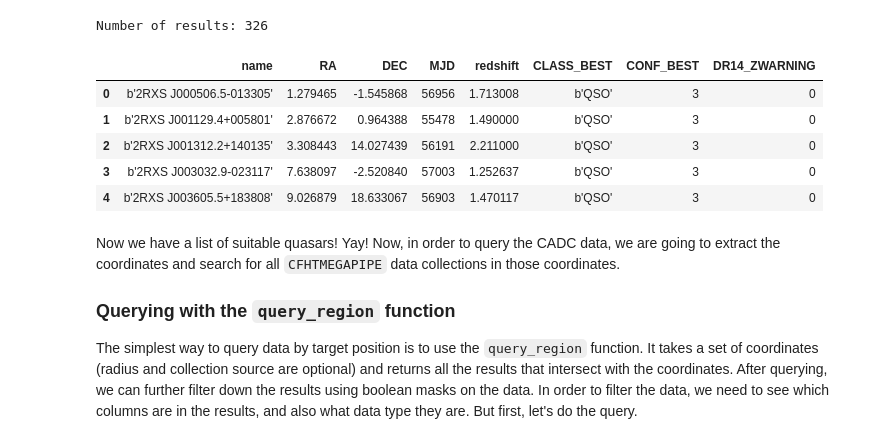
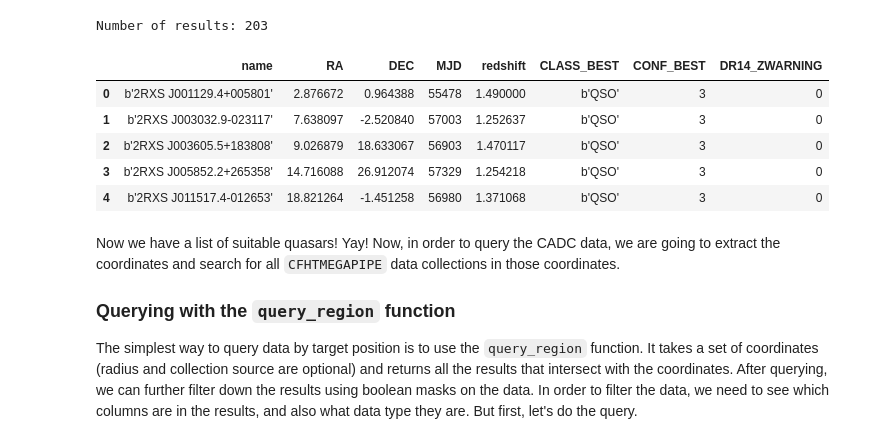
Before and after one commit to ellieb/astroquery_tutorial, a Jupyter notebook: astroquery_example_quasars.ipynb, the cells around one changed output. Cells and saved outputs as stored; diff of their text form; code cells hidden in the pictures.

```diff
--- a/astroquery_example_quasars.ipynb
+++ b/astroquery_example_quasars.ipynb
@@ -68,34 +47,34 @@ We can actually query and collect the quasar catalog data in one step using the
 # %%
 import urllib
 from astropy.table import Table
 
 # Define the query
 query = """SELECT name, DR14_PLUG_RA AS RA, DR14_PLUG_DEC AS DEC, MJD, redshift,
 CLASS_BEST, CONF_BEST, DR14_ZWARNING FROM spiders_quasar
 WHERE ( redshift > {redshift_lower} AND redshift < {redshift_upper}
 AND CLASS_BEST='QSO' AND DR14_ZWARNING=0 )""".format(redshift_lower=1.2,
-                                                     redshift_upper=2.4)
+                                                     redshift_upper=1.6)
 
 # Build the request
 base_url = 'http://skyserver.sdss.org/dr14/SkyServerWS/SearchTools/SqlSearch'
 parameters = {'cmd': query, 'format': 'fits'}
 url_params = urllib.parse.urlencode(parameters)
 data_url = '{}?{}'.format(base_url, url_params)
 
 # Grab the data from the url and convert to a pandas dataframe
 qso_table = Table.read(data_url, format='fits')
 qso_data = qso_table.to_pandas()
 
 print('Number of results: {}'.format(len(qso_data)))
 qso_data.head()
 # %% [output]
-Number of results: 326
+Number of results: 203
 |  | name | RA | DEC | MJD | redshift | CLASS_BEST | CONF_BEST | DR14_ZWARNING |
-| 0 | b'2RXS J000506.5-013305' | 1.279465 | -1.545868 | 56956 | 1.713008 | b'QSO' | 3 | 0 |
-| 1 | b'2RXS J001129.4+005801' | 2.876672 | 0.964388 | 55478 | 1.490000 | b'QSO' | 3 | 0 |
-| 2 | b'2RXS J001312.2+140135' | 3.308443 | 14.027439 | 56191 | 2.211000 | b'QSO' | 3 | 0 |
-| 3 | b'2RXS J003032.9-023117' | 7.638097 | -2.520840 | 57003 | 1.252637 | b'QSO' | 3 | 0 |
-| 4 | b'2RXS J003605.5+183808' | 9.026879 | 18.633067 | 56903 | 1.470117 | b'QSO' | 3 | 0 |
+| 0 | b'2RXS J001129.4+005801' | 2.876672 | 0.964388 | 55478 | 1.490000 | b'QSO' | 3 | 0 |
+| 1 | b'2RXS J003032.9-023117' | 7.638097 | -2.520840 | 57003 | 1.252637 | b'QSO' | 3 | 0 |
+| 2 | b'2RXS J003605.5+183808' | 9.026879 | 18.633067 | 56903 | 1.470117 | b'QSO' | 3 | 0 |
+| 3 | b'2RXS J005852.2+265358' | 14.716088 | 26.912074 | 57329 | 1.254218 | b'QSO' | 3 | 0 |
+| 4 | b'2RXS J011517.4-012653' | 18.821264 | -1.451258 | 56980 | 1.371068 | b'QSO' | 3 | 0 |
 # %% [markdown]
 Now we have a list of suitable quasars! Yay! Now, in order to query the CADC data, we are going to extract the coordinates and search for all `CFHTMEGAPIPE` data collections in those coordinates.
 
```
Also changed, not shown: parts of 5 cells of this notebook, 1 other file.
